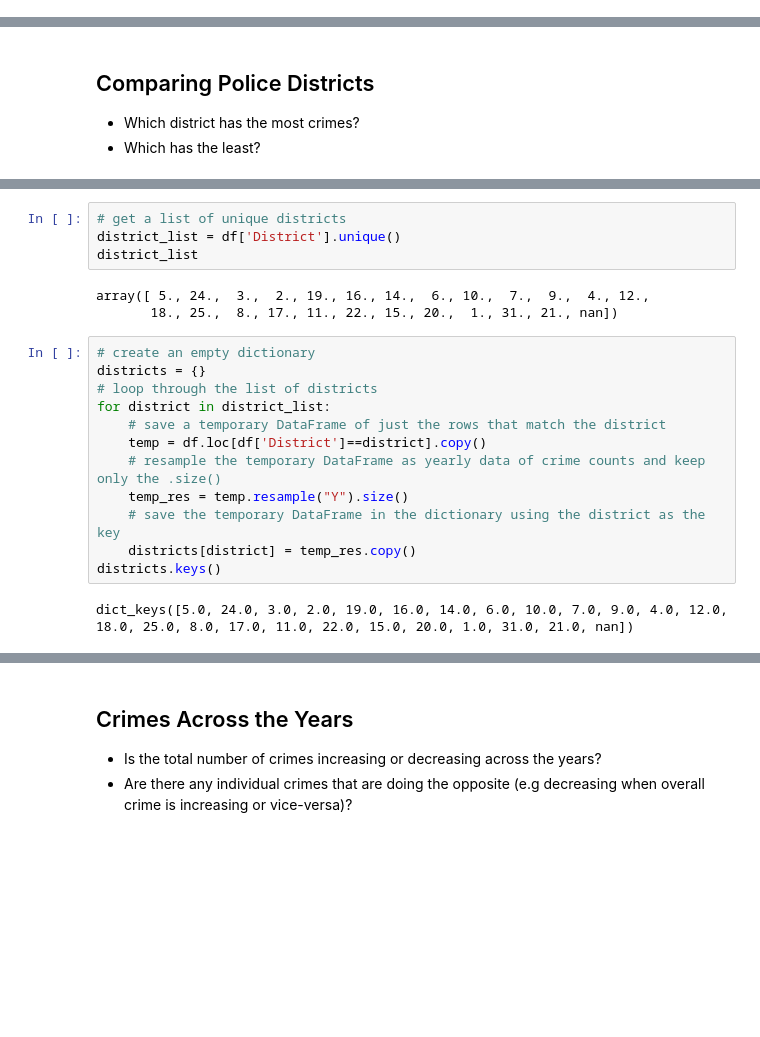
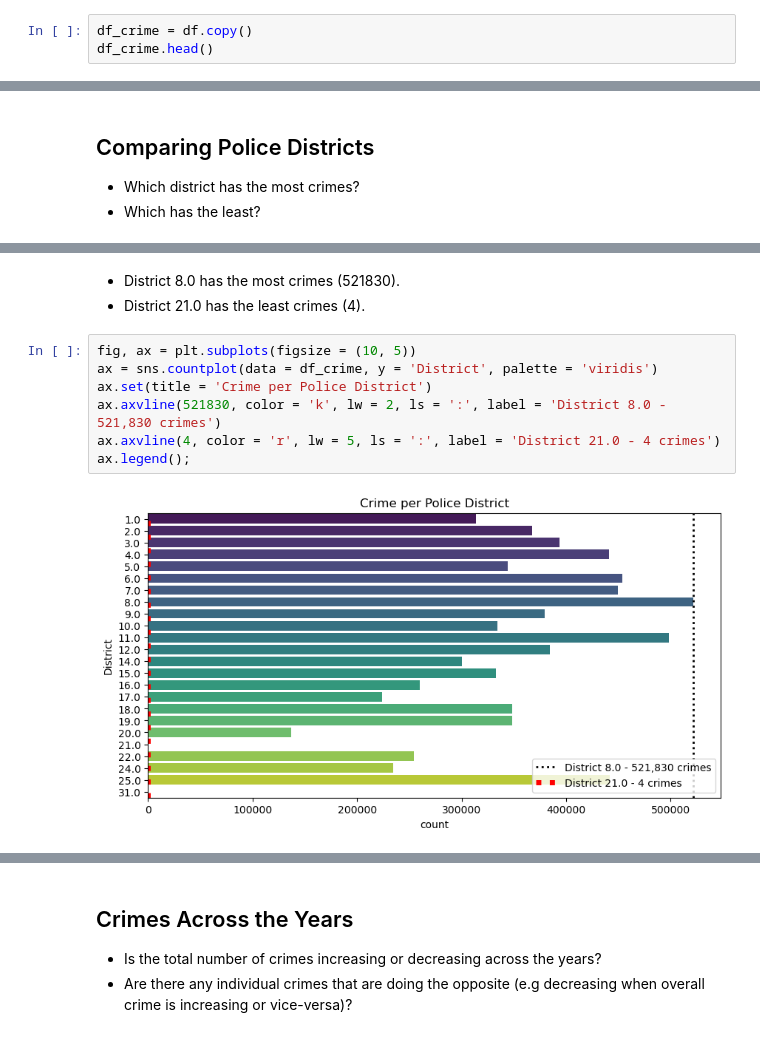
Before and after one commit to andreacohen7/Chicago-Crime-Data, a Jupyter notebook: Chicago Crime Data.ipynb, the cells around one changed output, grey strips where cells are left out. Saved outputs shown, nothing was run; the diff lists cells and outputs as text; blank space fills up the shorter version.

```diff
--- a/Chicago Crime Data.ipynb
+++ b/Chicago Crime Data.ipynb
@@ -119,0 +125,3 @@ df.head()
+# %%
+df_crime = df.copy()
+df_crime.head()
@@ -124,21 +214,12 @@ df.head()
+# %% [markdown]
+- District 8.0 has the most crimes (521830).
+- District 21.0 has the least crimes (4).
 # %%
-# get a list of unique districts
-district_list = df['District'].unique()
-district_list
+fig, ax = plt.subplots(figsize = (10, 5))
+ax = sns.countplot(data = df_crime, y = 'District', palette = 'viridis')
+ax.set(title = 'Crime per Police District')
+ax.axvline(521830, color = 'k', lw = 2, ls = ':', label = 'District 8.0 - 521,830 crimes')
+ax.axvline(4, color = 'r', lw = 5, ls = ':', label = 'District 21.0 - 4 crimes')
+ax.legend();
 # %% [output]
-array([ 5., 24.,  3.,  2., 19., 16., 14.,  6., 10.,  7.,  9.,  4., 12.,
-       18., 25.,  8., 17., 11., 22., 15., 20.,  1., 31., 21., nan])
+[figure, added]
-# %%
-# create an empty dictionary
-districts = {}
-# loop through the list of districts
-for district in district_list:
-    # save a temporary DataFrame of just the rows that match the district
-    temp = df.loc[df['District']==district].copy()
-    # resample the temporary DataFrame as yearly data of crime counts and keep only the .size()
-    temp_res = temp.resample("Y").size()
-    # save the temporary DataFrame in the dictionary using the district as the key
-    districts[district] = temp_res.copy()
-districts.keys()
-# %% [output]
-dict_keys([5.0, 24.0, 3.0, 2.0, 19.0, 16.0, 14.0, 6.0, 10.0, 7.0, 9.0, 4.0, 12.0, 18.0, 25.0, 8.0, 17.0, 11.0, 22.0, 15.0, 20.0, 1.0, 31.0, 21.0, nan])
```
Also changed, not shown: parts of 15 cells of this notebook.
